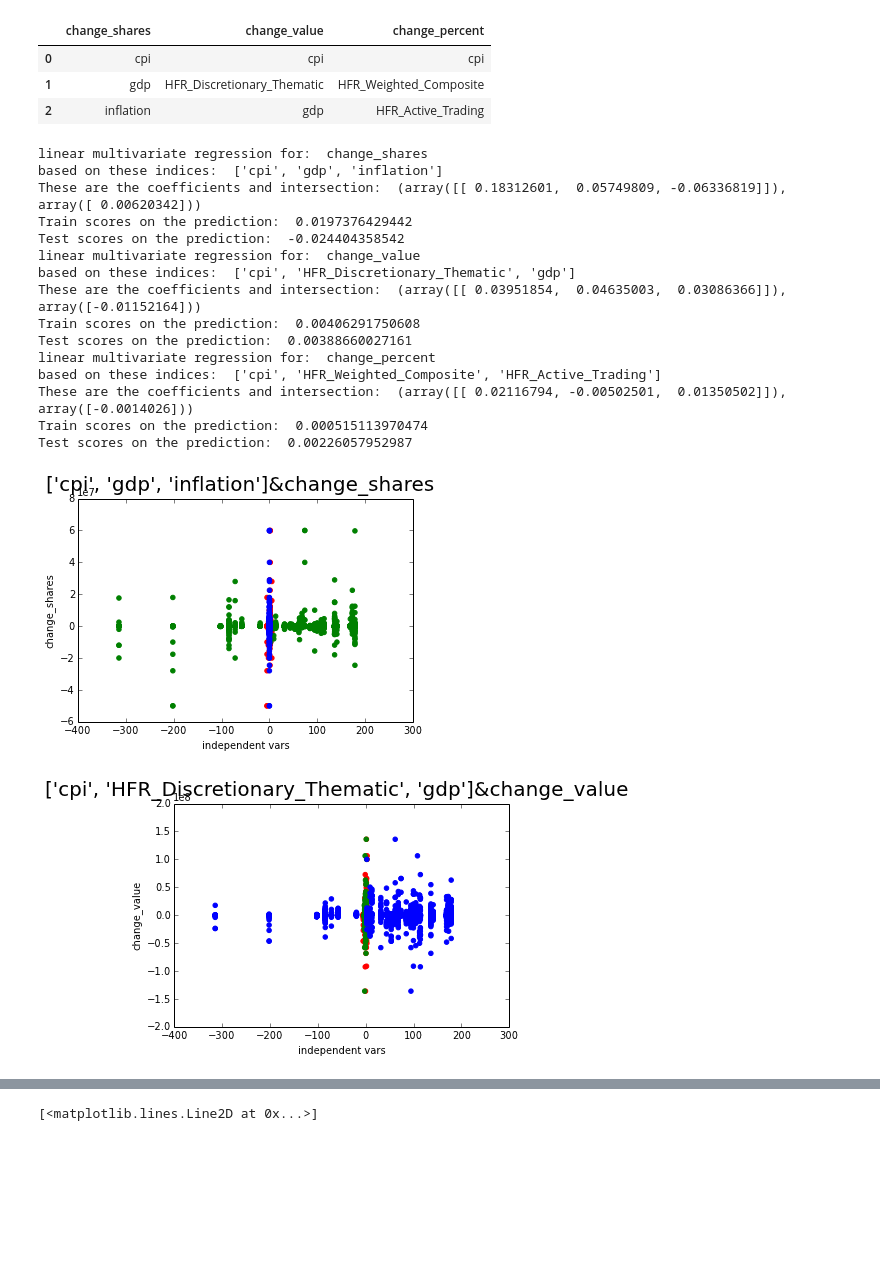
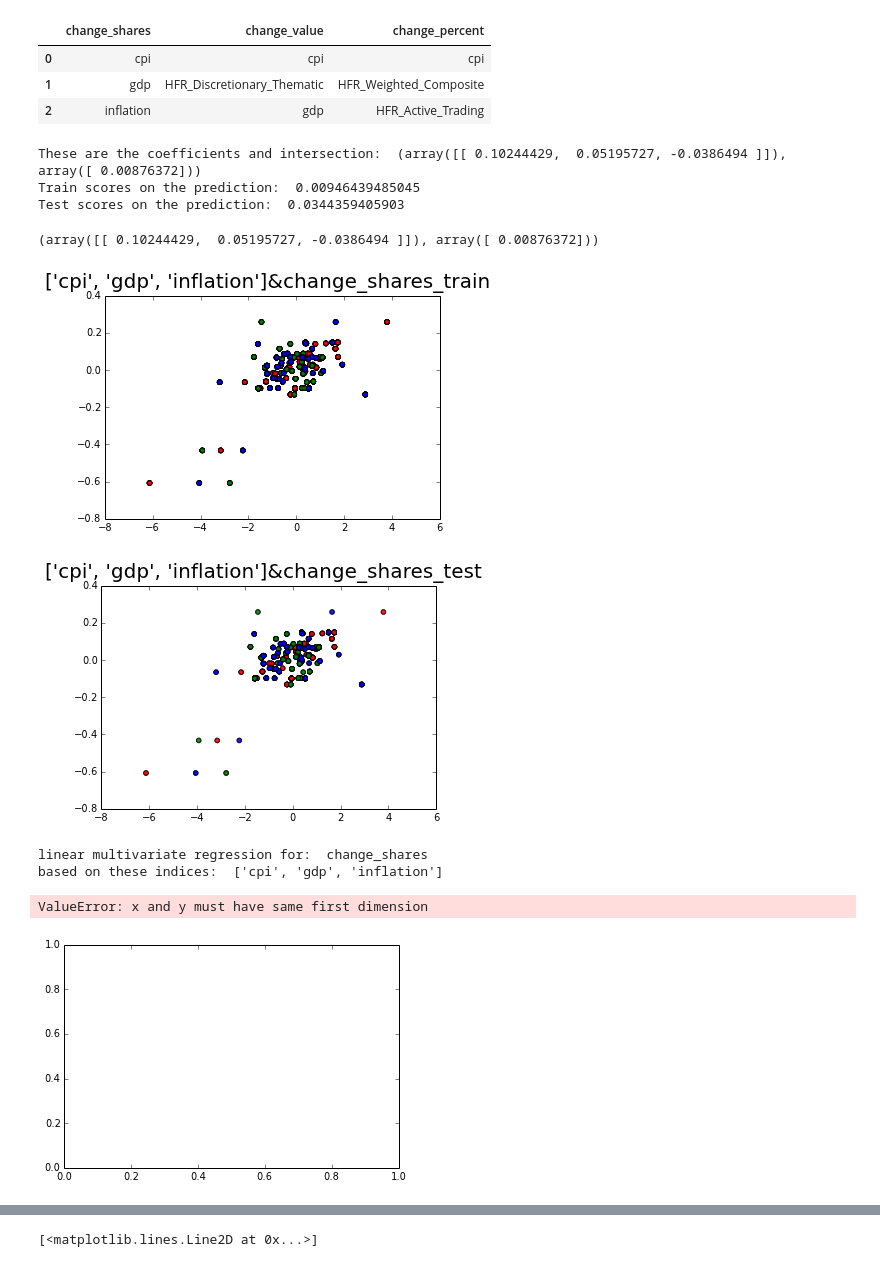
Before and after one commit to bfaviero/109proj, a Jupyter notebook: Introduction and Data Wrangling.ipynb, the cells around one changed output, grey strips where cells are left out. Saved outputs shown, nothing was run; the diff lists cells and outputs as text; code cells hidden in the pictures; blank space fills up the shorter version.

```diff
--- a/Introduction and Data Wrangling.ipynb
+++ b/Introduction and Data Wrangling.ipynb
@@ -369,6 +369,7 @@ important_indices.head()
 # %%
 #first test things out with ticker prices -- is the strategy closely tied with market prices?
 ## indep_list of indices/prices that can affect our model
+colors = ['r','g','b']
 def linear_regression_wrapper(df, indep_list, dep):
     X_HD=df[indep_list + [dep]]
     X_HD = X_HD.fillna(0)
@@ -381,43 +382,41 @@ def linear_regression_wrapper(df, indep_list, dep):
     clf1.fit(X_train, y_train)
     predicted_train = clf1.predict(X_train)
     predicted_test = clf1.predict(X_test)
-    trains=X_train.reshape(1,-1).flatten()
-    tests=X_test.reshape(1,-1).flatten()
+    color_ind = 0
+    fig_train = plt.figure()
+    fig_train.suptitle(str(indep_list)+ "&" + delt + "_train", fontsize=20)
+    for ind in xrange(X_train.shape[1]):
+        plt.scatter(X_train[:,ind], predicted_train, c=colors[ind], alpha=0.5)
+        color_ind = color_ind +1
+
+    color_ind = 0
+    fig_test = plt.figure()
+    fig_test.suptitle(str(indep_list)+ "&" + delt + "_test", fontsize=20)
+    for ind in xrange(X_test.shape[1]):
+        plt.scatter(X_test[:,ind], predicted_test, c=colors[ind], alpha=0.5)
+        color_ind = color_ind +1
     print "These are the coefficients and intersection: ", (clf1.coef_, clf1.intercept_)
     print "Train scores on the prediction: ", clf1.score(X_train, y_train)
     print "Test scores on the prediction: ", clf1.score(X_test, y_test)
     return (clf1.coef_, clf1.intercept_)
+
+linear_regression_wrapper(smaller_frame, ['cpi', 'gdp', 'inflation'], 'change_shares')
+# %% [output]
+These are the coefficients and intersection:  (array([[ 0.10244429,  0.05195727, -0.0386494 ]]), array([ 0.00876372]))
+Train scores on the prediction:  0.00946439485045
+Test scores on the prediction:  0.0344359405903
+(array([[ 0.10244429,  0.05195727, -0.0386494 ]]), array([ 0.00876372]))
+[figure, added]
+[figure, added]
 # %%
 ## now start looking at important independent indices
-colors = ['r','g','b']
 for delt in important_indices.columns:
     indep_list =  list(important_indices[delt])
     print "linear multivariate regression for: ", delt
     print "based on these indices: ", indep_list
     linear_regression_wrapper(smaller_frame, indep_list, delt)
-    fig = plt.figure()
-    color_ind = 0
-    fig.suptitle(str(indep_list)+ "&" + delt, fontsize=20)
-    for row in important_indices[delt].iteritems():
-        plt.scatter(delta_df[row[1]],delta_df[delt], color=colors[color_ind])
-        color_ind = color_ind +1
-        plt.xlabel("independent vars")
-        plt.ylabel(delt)
 # %% [output]
 linear multivariate regression for:  change_shares
 based on these indices:  ['cpi', 'gdp', 'inflation']
-These are the coefficients and intersection:  (array([[ 0.18312601,  0.05749809, -0.06336819]]), array([ 0.00620342]))
-Train scores on the prediction:  0.0197376429442
-Test scores on the prediction:  -0.024404358542
-linear multivariate regression for:  change_value
-based on these indices:  ['cpi', 'HFR_Discretionary_Thematic', 'gdp']
-These are the coefficients and intersection:  (array([[ 0.03951854,  0.04635003,  0.03086366]]), array([-0.01152164]))
-Train scores on the prediction:  0.00406291750608
-Test scores on the prediction:  0.00388660027161
-linear multivariate regression for:  change_percent
-based on these indices:  ['cpi', 'HFR_Weighted_Composite', 'HFR_Active_Trading']
-These are the coefficients and intersection:  (array([[ 0.02116794, -0.00502501,  0.01350502]]), array([-0.0014026]))
-Train scores on the prediction:  0.000515113970474
-Test scores on the prediction:  0.00226057952987
+ValueError: x and y must have same first dimension
-[figure, old version]
+[figure, new version]
-[figure, removed]
```
Also changed, not shown: parts of 4 cells of this notebook.
